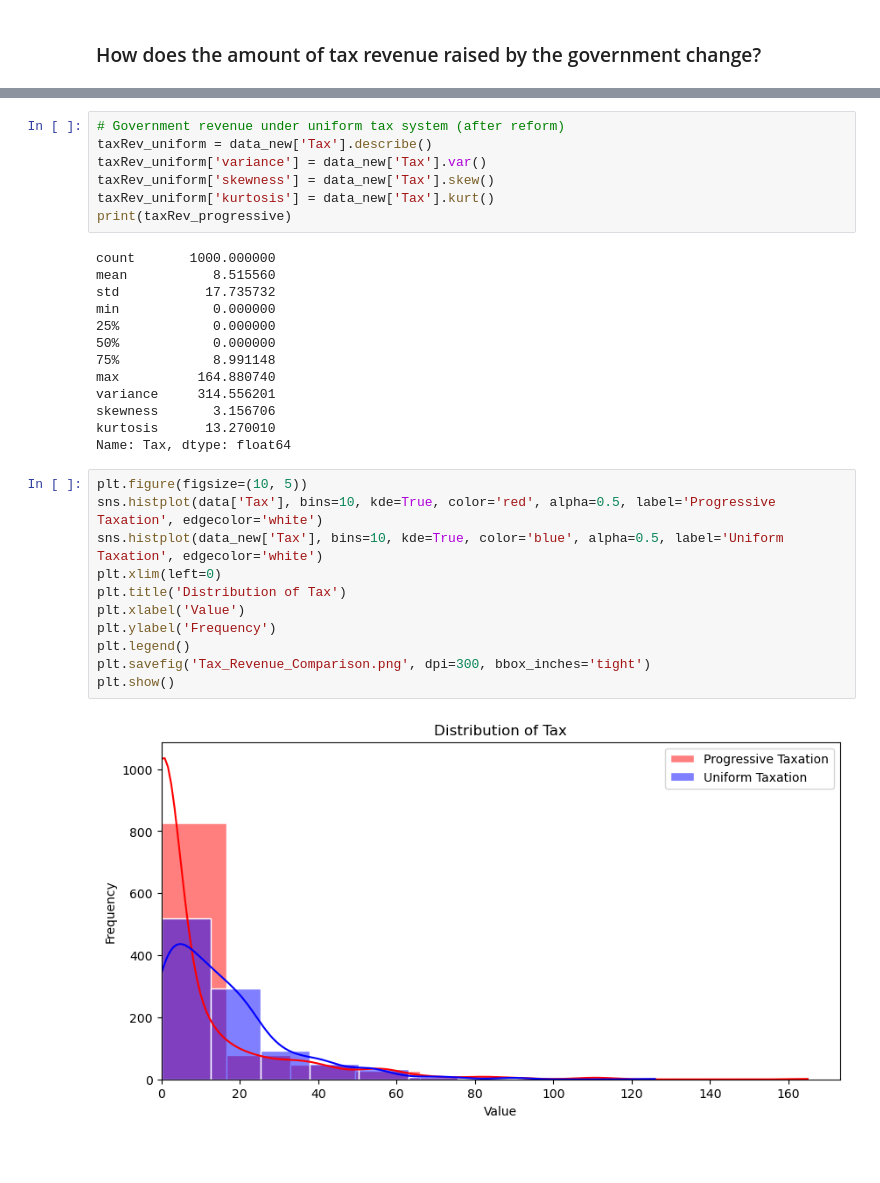
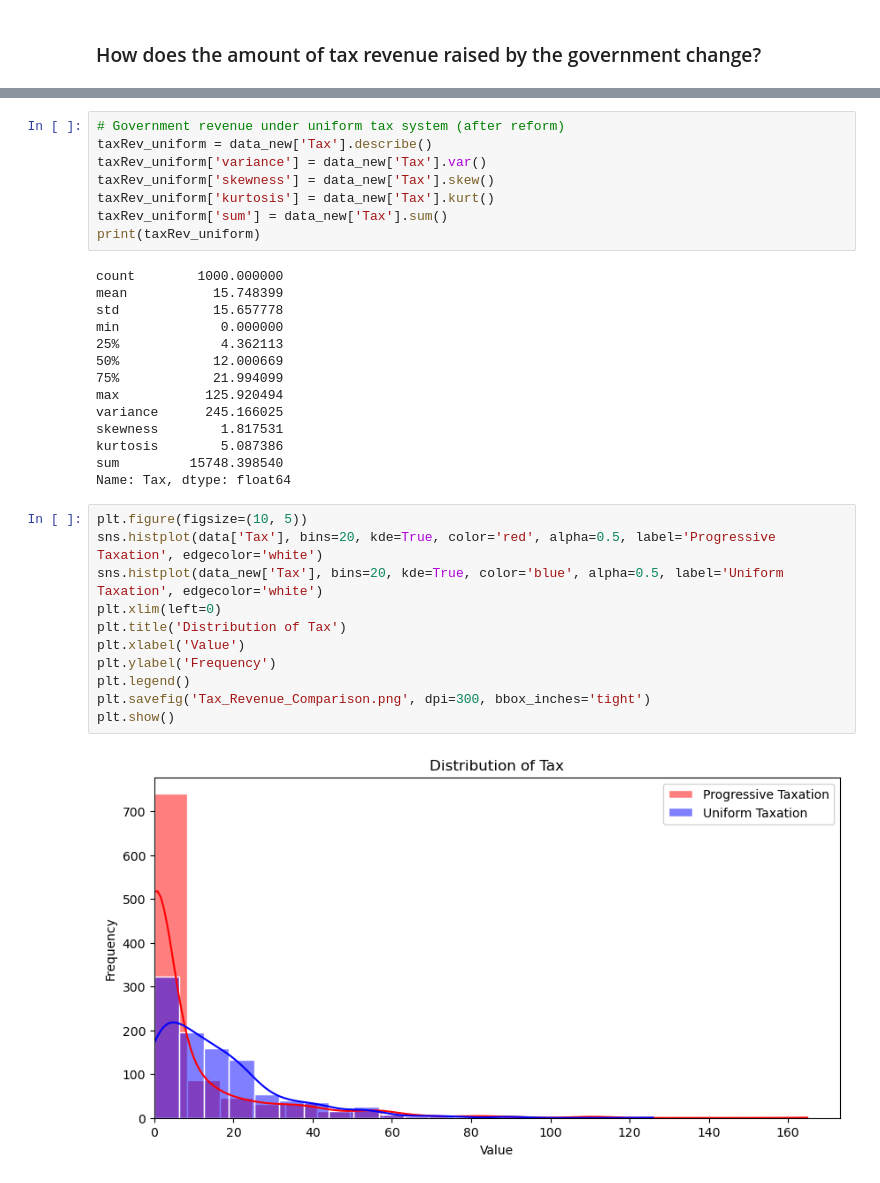
Before and after one commit to hshen0820/Labor-Economics-8400-SP25-, a Jupyter notebook: PSet1/PSet1.ipynb, the cells around one changed output, grey strips where cells are left out. Drawn from its saved outputs; the diff is of its cells as text; blank space fills up the shorter version.

```diff
--- a/PSet1/PSet1.ipynb
+++ b/PSet1/PSet1.ipynb
@@ -536,32 +538,34 @@ taxRev_uniform = data_new['Tax'].describe()
 taxRev_uniform['variance'] = data_new['Tax'].var()
 taxRev_uniform['skewness'] = data_new['Tax'].skew()
 taxRev_uniform['kurtosis'] = data_new['Tax'].kurt()
-print(taxRev_progressive)
+taxRev_uniform['sum'] = data_new['Tax'].sum()
+print(taxRev_uniform)
 # %% [output]
-count       1000.000000
-mean           8.515560
-std           17.735732
-min            0.000000
-25%            0.000000
-50%            0.000000
-75%            8.991148
-max          164.880740
-variance     314.556201
-skewness       3.156706
-kurtosis      13.270010
+count        1000.000000
+mean           15.748399
+std            15.657778
+min             0.000000
+25%             4.362113
+50%            12.000669
+75%            21.994099
+max           125.920494
+variance      245.166025
+skewness        1.817531
+kurtosis        5.087386
+sum         15748.398540
 Name: Tax, dtype: float64
 # %%
 plt.figure(figsize=(10, 5))
-sns.histplot(data['Tax'], bins=10, kde=True, color='red', alpha=0.5, label='Progressive Taxation', edgecolor='white')
-sns.histplot(data_new['Tax'], bins=10, kde=True, color='blue', alpha=0.5, label='Uniform Taxation', edgecolor='white')
+sns.histplot(data['Tax'], bins=20, kde=True, color='red', alpha=0.5, label='Progressive Taxation', edgecolor='white')
+sns.histplot(data_new['Tax'], bins=20, kde=True, color='blue', alpha=0.5, label='Uniform Taxation', edgecolor='white')
 plt.xlim(left=0)
 plt.title('Distribution of Tax')
 plt.xlabel('Value')
 plt.ylabel('Frequency')
 plt.legend()
 plt.savefig('Tax_Revenue_Comparison.png', dpi=300, bbox_inches='tight')
 plt.show()
 # %% [output]
-[figure, old version]
+[figure, new version]
 # %% [markdown]
 ### Can you determine the value of the constant marginal tax rate which provides the same amount of revenue as the progressive schedule described in part 1?
```
Also changed, not shown: parts of 6 cells of this notebook, 3 other files.
